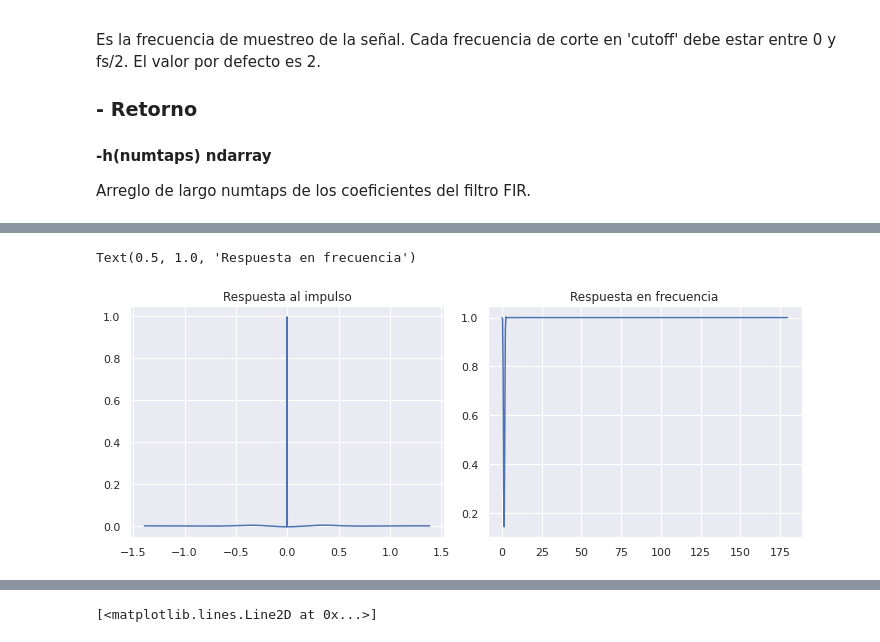
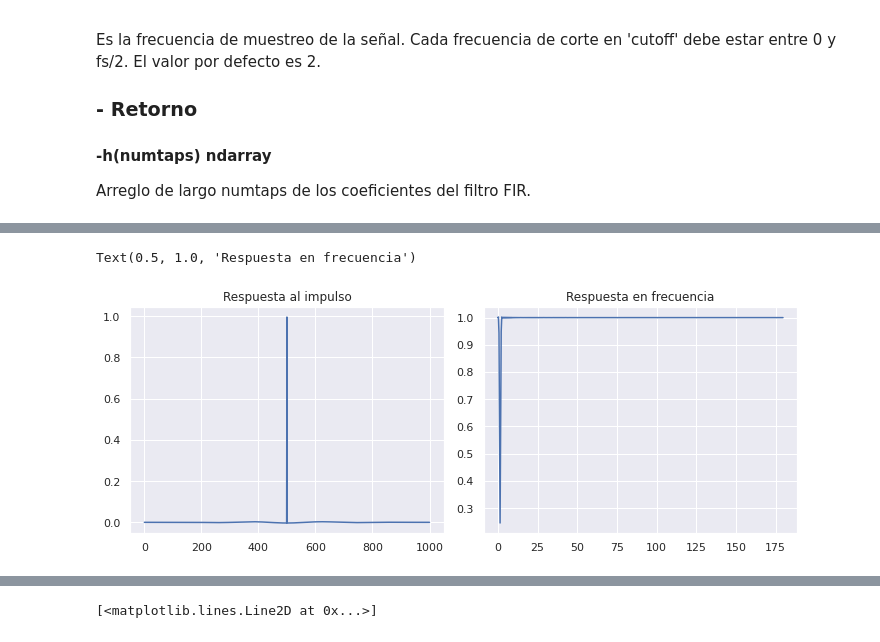
Before and after one commit to Rickiwasho/Analisis-sistemas-lineales, a Jupyter notebook: docs/tarea2/tarea2_info183.ipynb, the cells around one changed output, grey strips where cells are left out. Drawn from its saved outputs; the diff is of its cells as text; code cells hidden in the pictures.

Commit message:
filtros a y b listos

```diff
--- a/docs/tarea2/tarea2_info183.ipynb
+++ b/docs/tarea2/tarea2_info183.ipynb
@@ -304,18 +356,18 @@ Text(0.5, 1.0, 'Respuesta en frecuencia')
 # %%
 # Filtrado ruido C
-#Filtro rechaza-banda
-fc = [0.9,1.7]
+#Filtro pasa-banda
+fc = [1.1,1.7]
 h2 = scipy.signal.firwin(numtaps=L, cutoff=fc, window=window, pass_zero='bandstop', fs=360)
 y2 = scipy.convolve(data, h2, mode='same')
 
 freq2, H2 = scipy.signal.freqz(h2, fs=Fs)
 fig, (ax1, ax2) = plt.subplots(1,2, figsize=(10,4), tight_layout=True)
 
-ax1.plot(t,h2)
+ax1.plot(h2)
 ax1.set_title('Respuesta al impulso')
 
 ax2.plot(freq2, np.absolute(H2))
 ax2.set_title('Respuesta en frecuencia')
 # %% [output]
 Text(0.5, 1.0, 'Respuesta en frecuencia')
-[figure, old version]
+[figure, new version]
```
Also changed, not shown: parts of 14 cells of this notebook.
